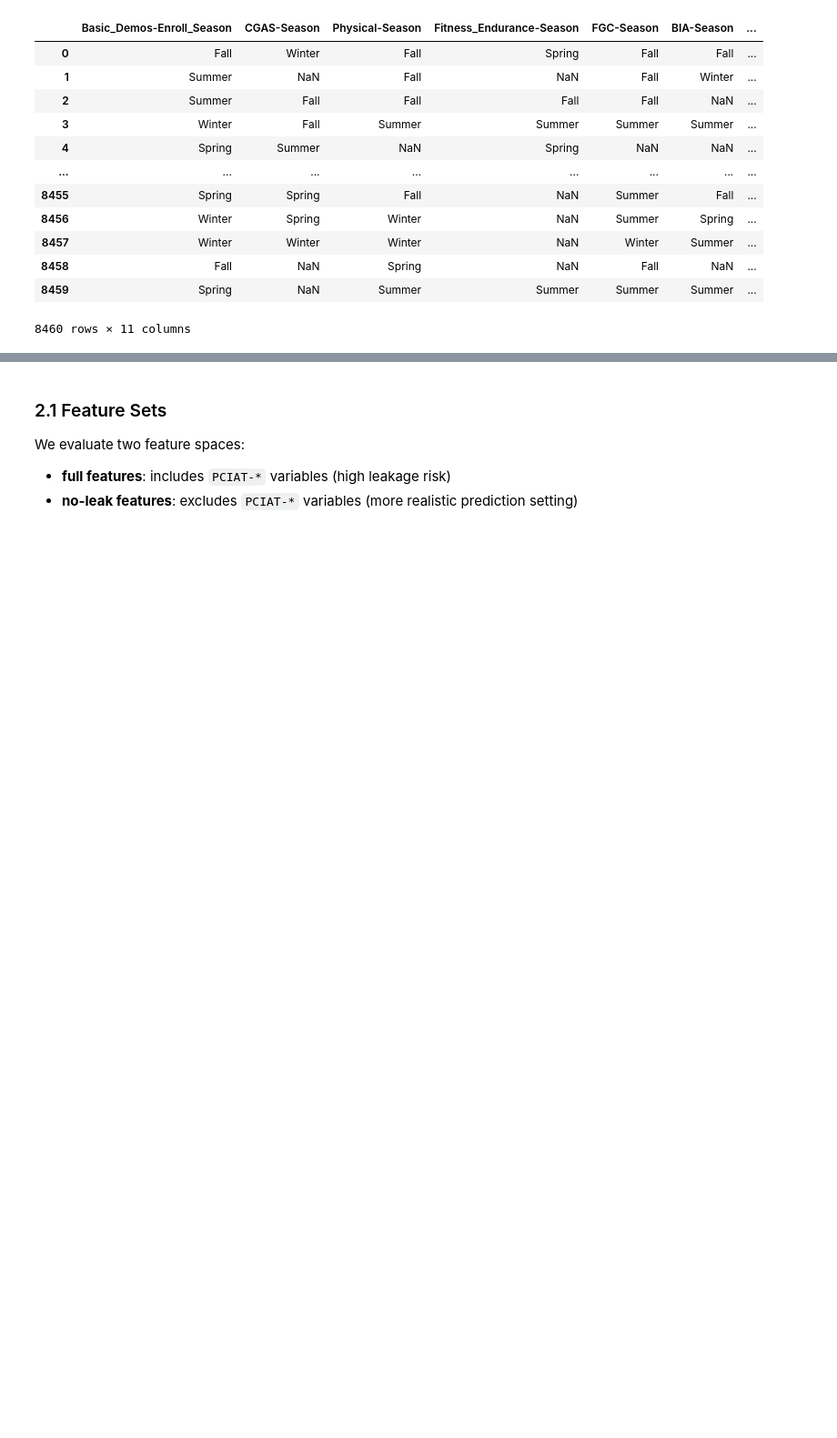
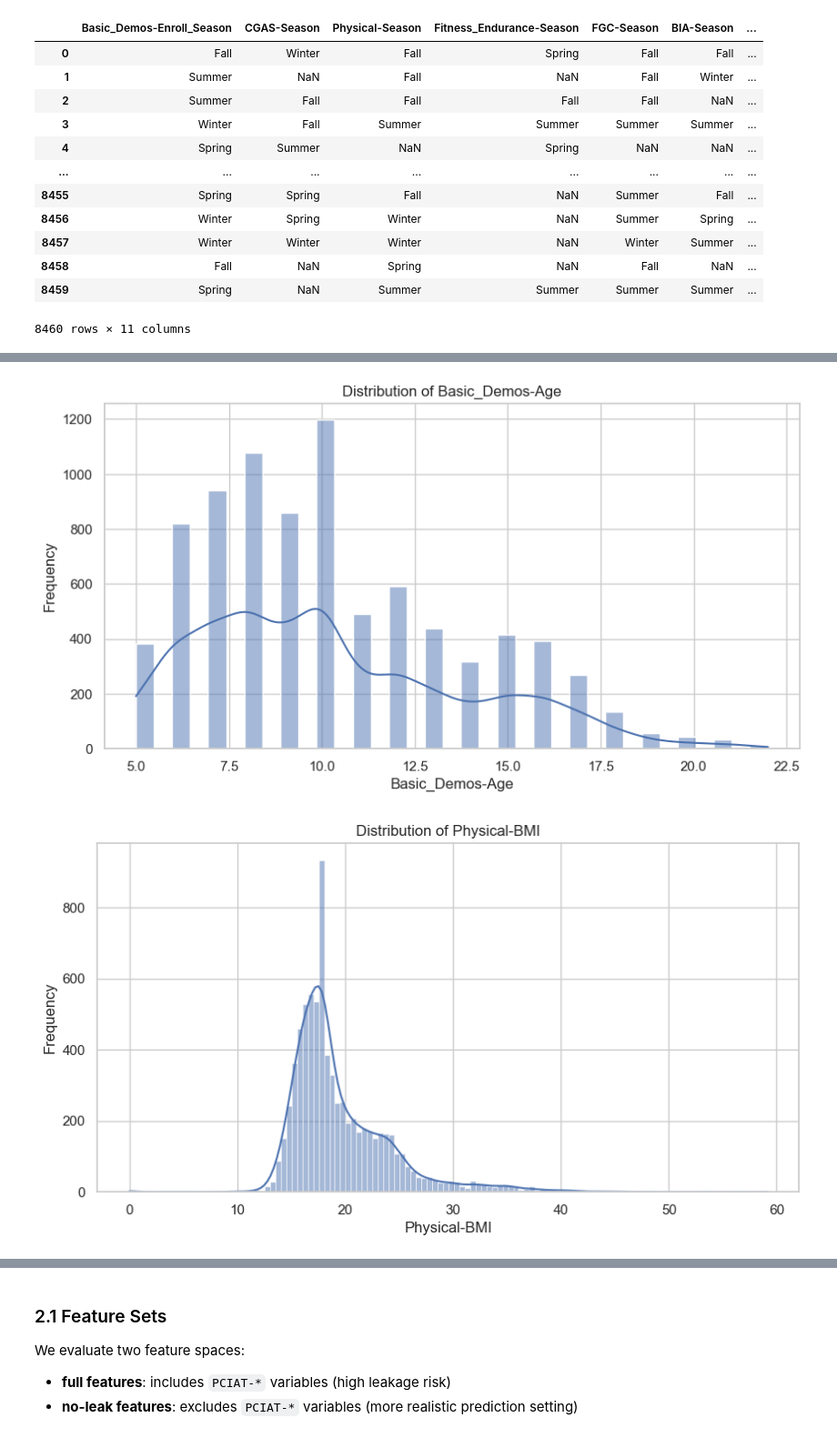
Before and after one commit to kilomo12/Data_Mining_project2, a Jupyter notebook: Data_Mining_project_2_copy.ipynb, the cells around one changed output, grey strips where cells are left out. Shown at 91% size. Drawn from its saved outputs; the diff is of its cells as text; code cells hidden in the pictures; blank space fills up the shorter version.

```diff
--- a/Data_Mining_project_2_copy.ipynb
+++ b/Data_Mining_project_2_copy.ipynb
@@ -215,0 +279,13 @@ Categorical Attributes 11
+# %%
+# distrubution top 5 continuous variables
+continuous_features = df[['Basic_Demos-Age', 'Physical-BMI', 'Physical-HeartRate','PCIAT-PCIAT_Total']]
+for feature in continuous_features:
+    plt.figure(figsize=(10, 5))
+    sns.histplot(df[feature], kde=True)
+    plt.title(f'Distribution of {feature}')
+    plt.xlabel(feature)
+    plt.ylabel('Frequency')
+    plt.show()
+# %% [output]
+[figure, added]
+[figure, added]
```
Also changed, not shown: parts of 22 cells of this notebook.
